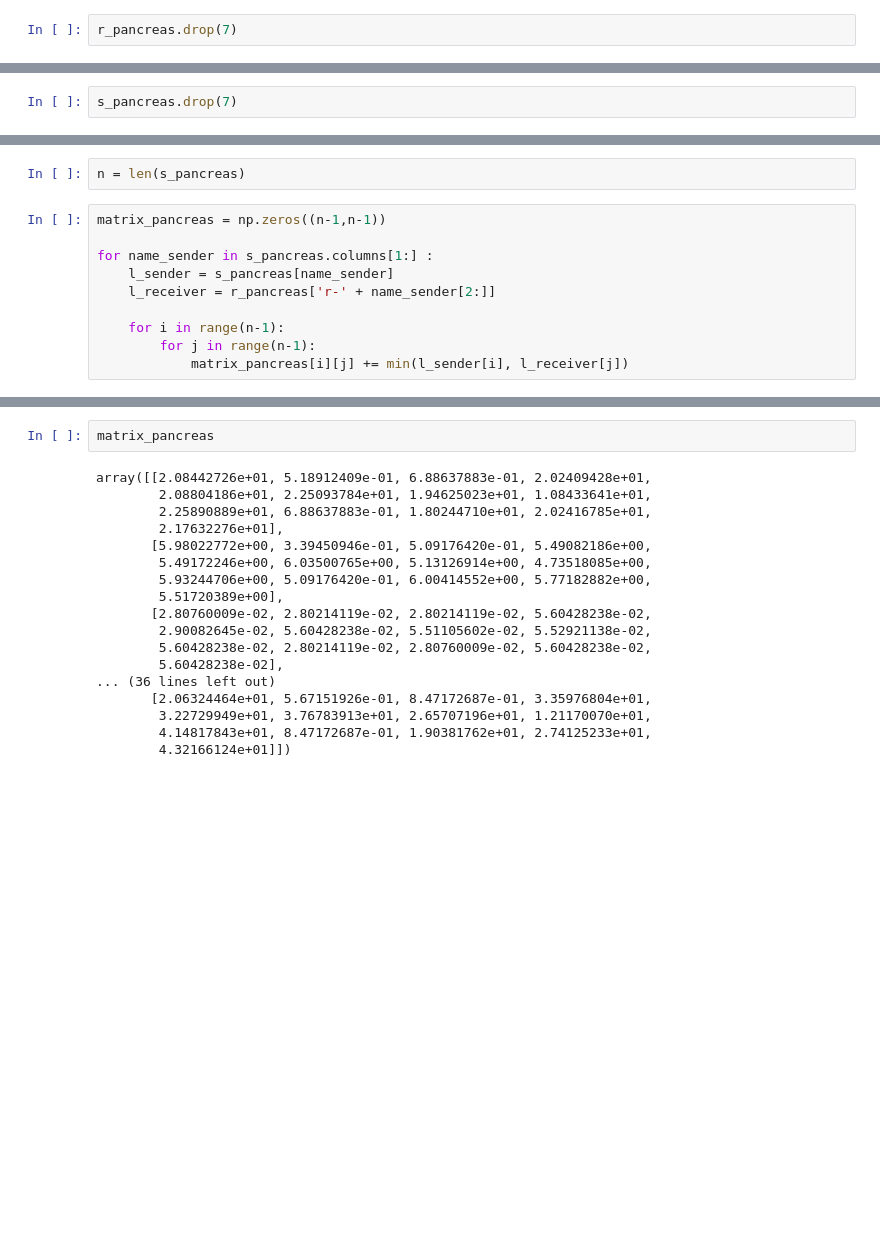
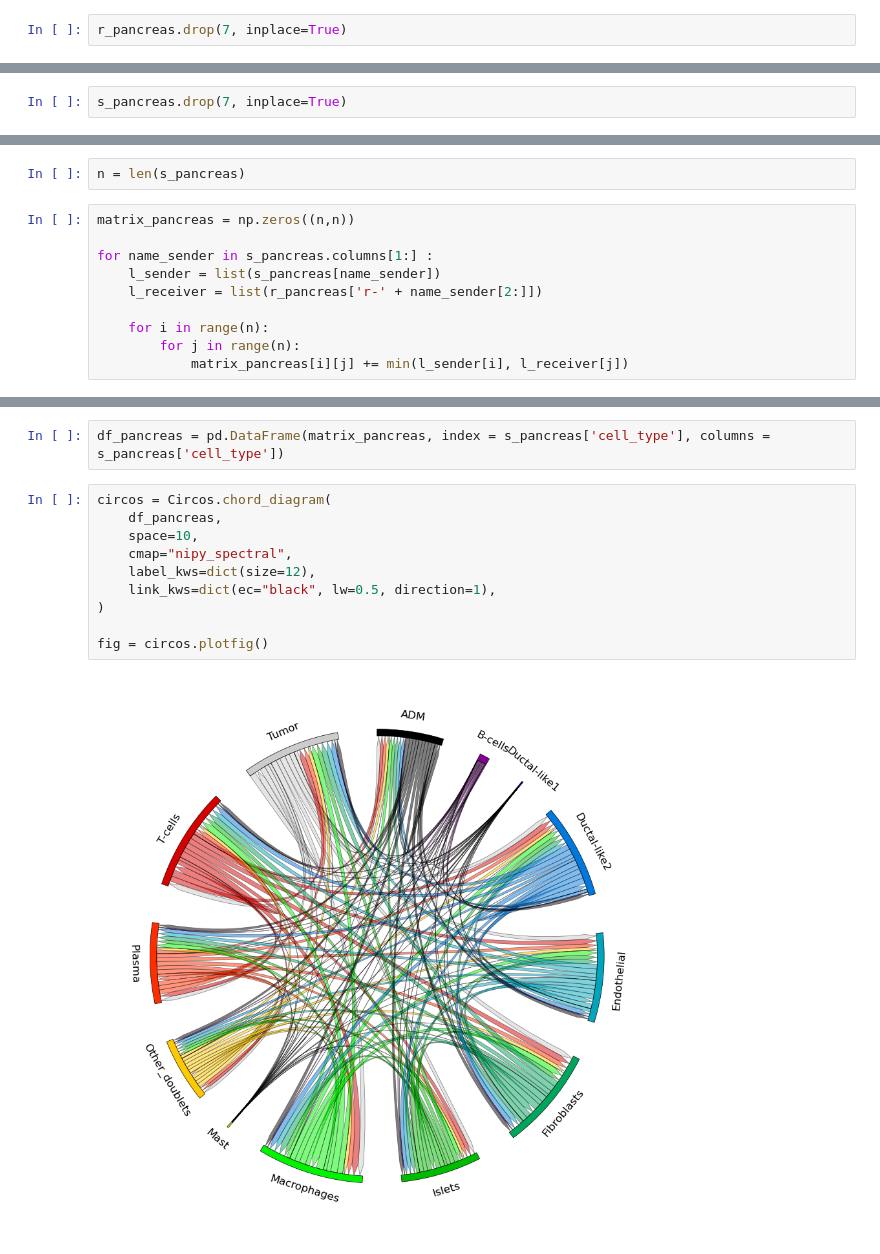
Before and after one commit to Lilian-GA/GenMed_CCC, a Jupyter notebook: sender_receiver_analysis.ipynb, the cells around one changed output, grey strips where cells are left out. Saved outputs shown, nothing was run; the diff lists cells and outputs as text; blank space fills up the shorter version.

```diff
--- a/sender_receiver_analysis.ipynb
+++ b/sender_receiver_analysis.ipynb
@@ -10,2 +13,2 @@ s_sein = pd.read_csv("ligands_receptors/sein_ht425b1/sender_mean.csv")
 # %%
-r_pancreas.drop(7)
+r_pancreas.drop(7, inplace=True)
@@ -28,2 +15,2 @@ r_pancreas.drop(7)
 # %%
-s_pancreas.drop(7)
+s_pancreas.drop(7, inplace=True)
@@ -57,12 +28,12 @@ Index(['cell_type', 's-PLG-F2R', 's-PLG-F2RL3', 's-PLG-PARD3', 's-PLG-F2RL1',
 # %%
 n = len(s_pancreas)
 # %%
-matrix_pancreas = np.zeros((n-1,n-1))
+matrix_pancreas = np.zeros((n,n))
 
 for name_sender in s_pancreas.columns[1:] :
-    l_sender = s_pancreas[name_sender]
-    l_receiver = r_pancreas['r-' + name_sender[2:]]
+    l_sender = list(s_pancreas[name_sender])
+    l_receiver = list(r_pancreas['r-' + name_sender[2:]])
 
-    for i in range(n-1):
-        for j in range(n-1):
+    for i in range(n):
+        for j in range(n):
             matrix_pancreas[i][j] += min(l_sender[i], l_receiver[j])
@@ -69,20 +57,14 @@ for name_sender in s_pancreas.columns[1:] :
 # %%
-matrix_pancreas
+df_pancreas = pd.DataFrame(matrix_pancreas, index = s_pancreas['cell_type'], columns = s_pancreas['cell_type'])
-# %% [output]
-array([[2.08442726e+01, 5.18912409e-01, 6.88637883e-01, 2.02409428e+01,
-        2.08804186e+01, 2.25093784e+01, 1.94625023e+01, 1.08433641e+01,
-        2.25890889e+01, 6.88637883e-01, 1.80244710e+01, 2.02416785e+01,
-        2.17632276e+01],
-       [5.98022772e+00, 3.39450946e-01, 5.09176420e-01, 5.49082186e+00,
-        5.49172246e+00, 6.03500765e+00, 5.13126914e+00, 4.73518085e+00,
-        5.93244706e+00, 5.09176420e-01, 6.00414552e+00, 5.77182882e+00,
-        5.51720389e+00],
-       [2.80760009e-02, 2.80214119e-02, 2.80214119e-02, 5.60428238e-02,
-        2.90082645e-02, 5.60428238e-02, 5.51105602e-02, 5.52921138e-02,
-        5.60428238e-02, 2.80214119e-02, 2.80760009e-02, 5.60428238e-02,
-        5.60428238e-02],
-... (36 lines left out)
-       [2.06324464e+01, 5.67151926e-01, 8.47172687e-01, 3.35976804e+01,
-        3.22729949e+01, 3.76783913e+01, 2.65707196e+01, 1.21170070e+01,
-        4.14817843e+01, 8.47172687e-01, 1.90381762e+01, 2.74125233e+01,
-        4.32166124e+01]])
+# %%
+circos = Circos.chord_diagram(
+    df_pancreas,
+    space=10,
+    cmap="nipy_spectral",
+    label_kws=dict(size=12),
+    link_kws=dict(ec="black", lw=0.5, direction=1),
+)
+
+fig = circos.plotfig()
+# %% [output]
+[figure, added]
```
Also changed, not shown: parts of 17 cells of this notebook.
